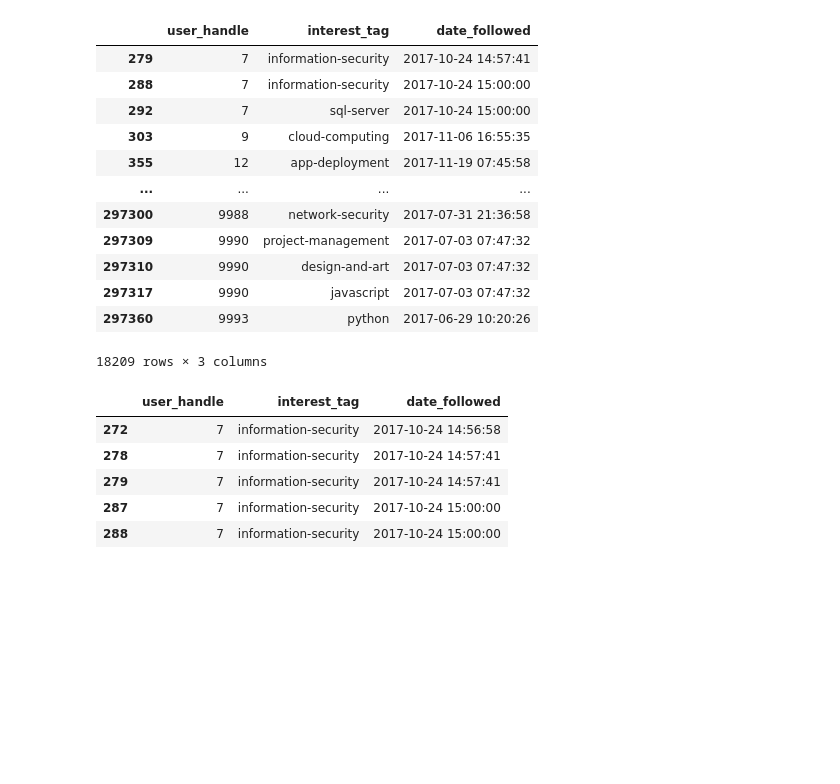
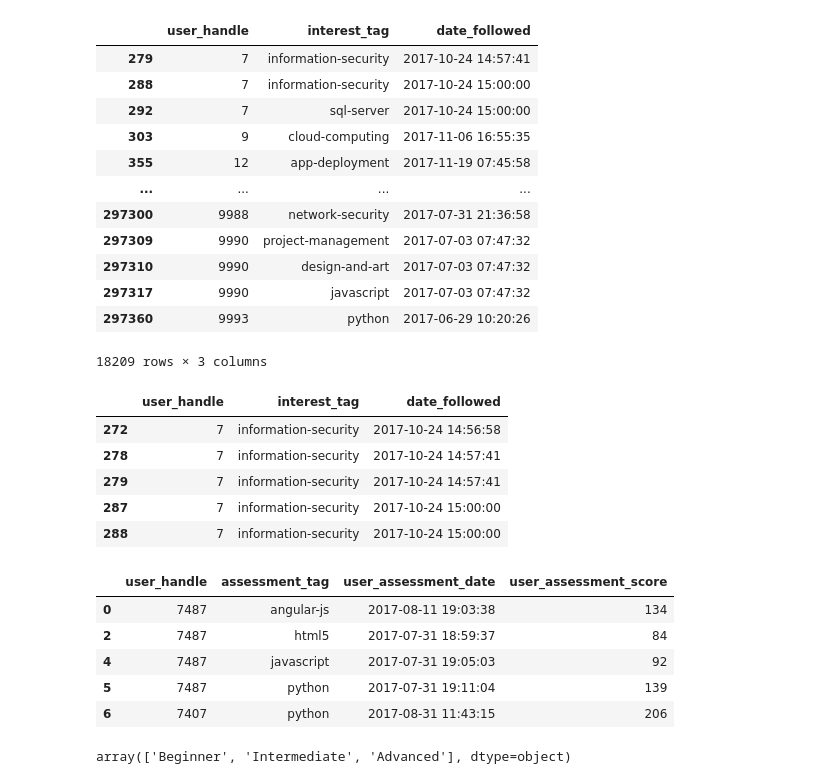
Before and after one commit to nxg153030/pluralsight-mltakehome, a Jupyter notebook: test.ipynb, the cells around one changed output. Cells and saved outputs as stored; diff of their text form; code cells hidden in the pictures; blank space fills up the shorter version.

```diff
--- a/test.ipynb
+++ b/test.ipynb
@@ -94,3 +104,16 @@ user_interests_df[(user_interests_df.user_handle == 7) & (user_interests_df.inte
 | 279 | 7 | information-security | 2017-10-24 14:57:41 |
 | 287 | 7 | information-security | 2017-10-24 15:00:00 |
 | 288 | 7 | information-security | 2017-10-24 15:00:00 |
+# %%
+user_assessment_scores_df[user_assessment_scores_df.assessment_tag.str.len() > 4][:5]
+# %% [output]
+|  | user_handle | assessment_tag | user_assessment_date | user_assessment_score |
+| 0 | 7487 | angular-js | 2017-08-11 19:03:38 | 134 |
+| 2 | 7487 | html5 | 2017-07-31 18:59:37 | 84 |
+| 4 | 7487 | javascript | 2017-07-31 19:05:03 | 92 |
+| 5 | 7487 | python | 2017-07-31 19:11:04 | 139 |
+| 6 | 7407 | python | 2017-08-31 11:43:15 | 206 |
+# %%
+user_course_views_df.level.unique()
+# %% [output]
+array(['Beginner', 'Intermediate', 'Advanced'], dtype=object)
```
Also changed, not shown: parts of 24 cells of this notebook, 3 other files.
